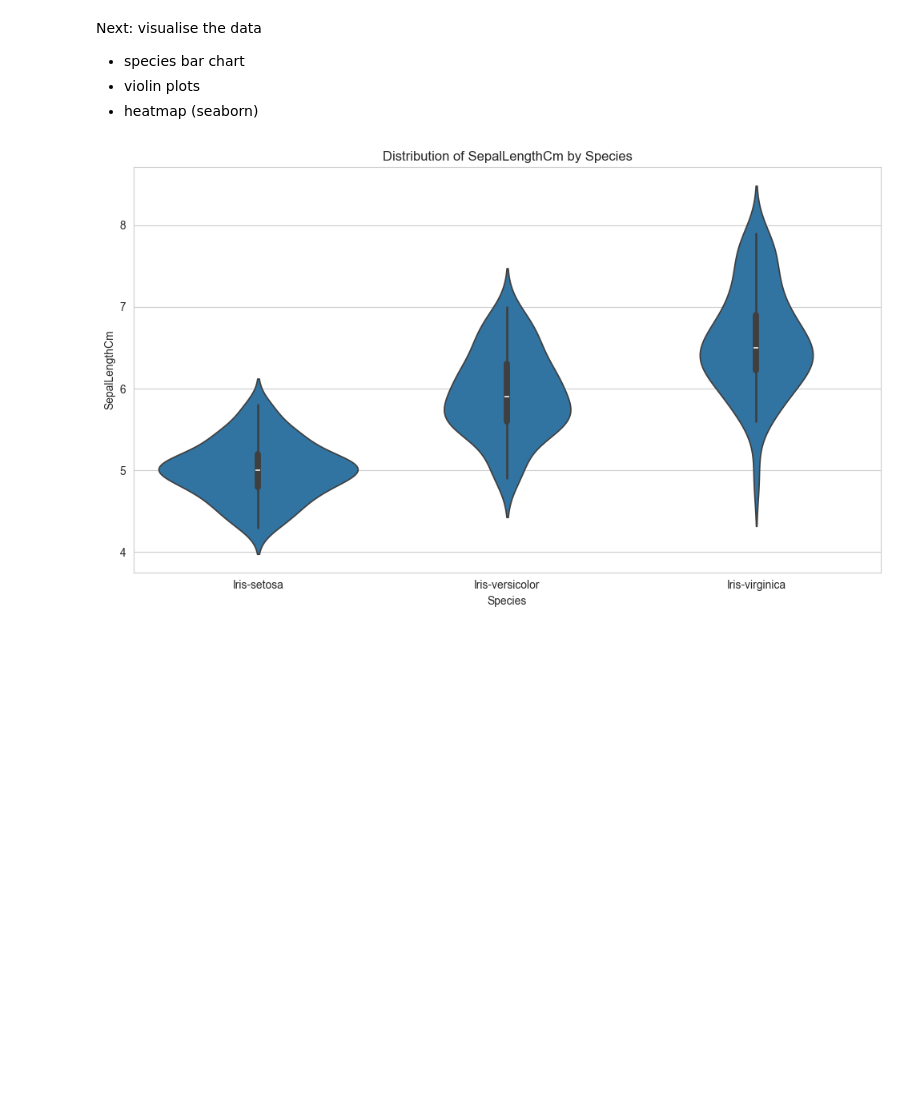
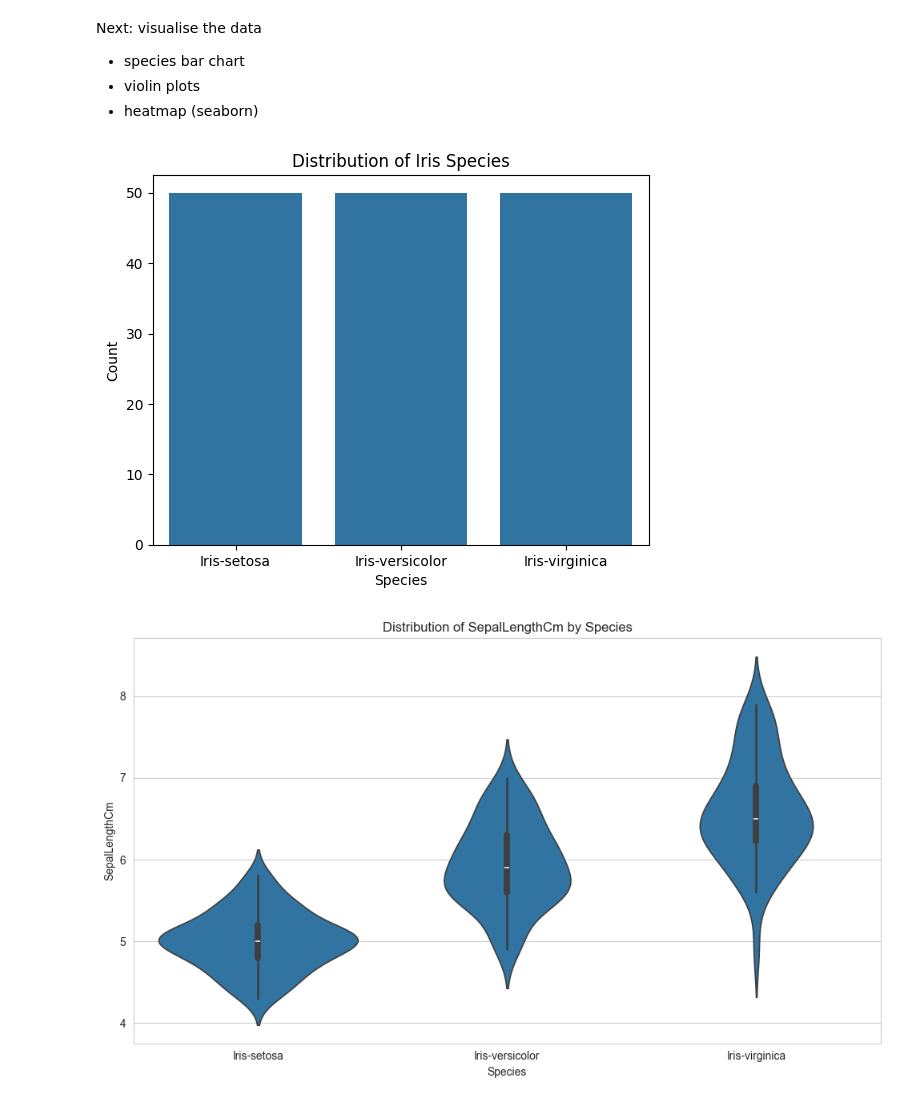
Before and after one commit to BethW83/Iris-Clustering, a Jupyter notebook: jupyter_notebooks/01_eda_notebook.ipynb, the cells around one changed output. Drawn from its saved outputs; the diff is of its cells as text; code cells hidden in the pictures; blank space fills up the shorter version.

Commit message:
add count plot and heat map to eda notebook

```diff
--- a/jupyter_notebooks/01_eda_notebook.ipynb
+++ b/jupyter_notebooks/01_eda_notebook.ipynb
@@ -122,6 +122,15 @@ Next: visualise the data
 - species bar chart
 - violin plots
 - heatmap (seaborn)
+# %%
+# bar plot to show the distribution of the different Iris species in the dataset
+sns.countplot(x="Species", data=df)
+plt.title("Distribution of Iris Species")
+plt.xlabel("Species")
+plt.ylabel("Count")
+plt.show()
+# %% [output]
+[figure, added]
 # %%
 # violin plots to visualize the distribution of each feature by species
 # iterate through each feature and create a violin plot for each one
```
Also changed, not shown: parts of 1 cell of this notebook.
